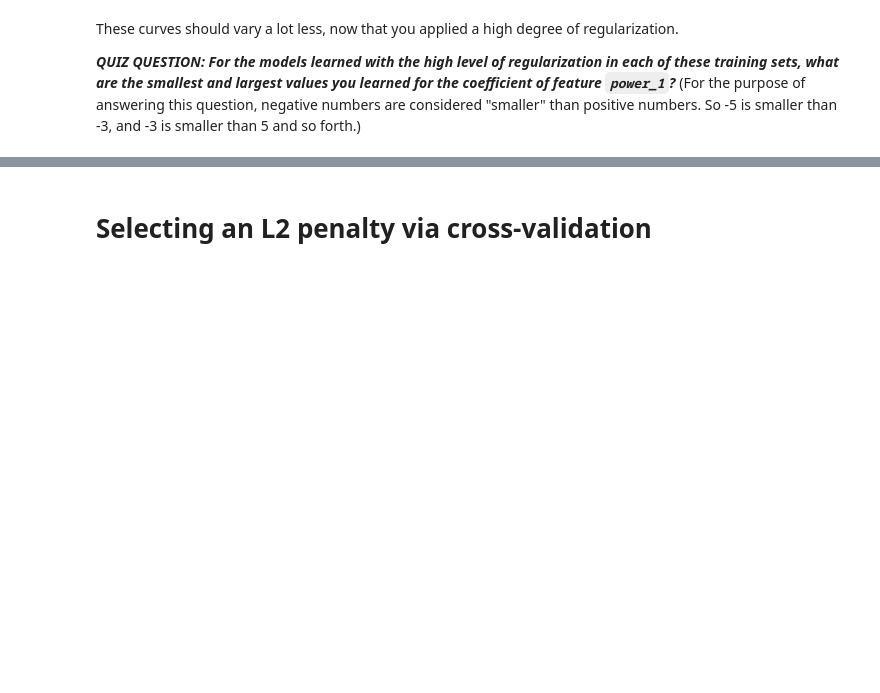
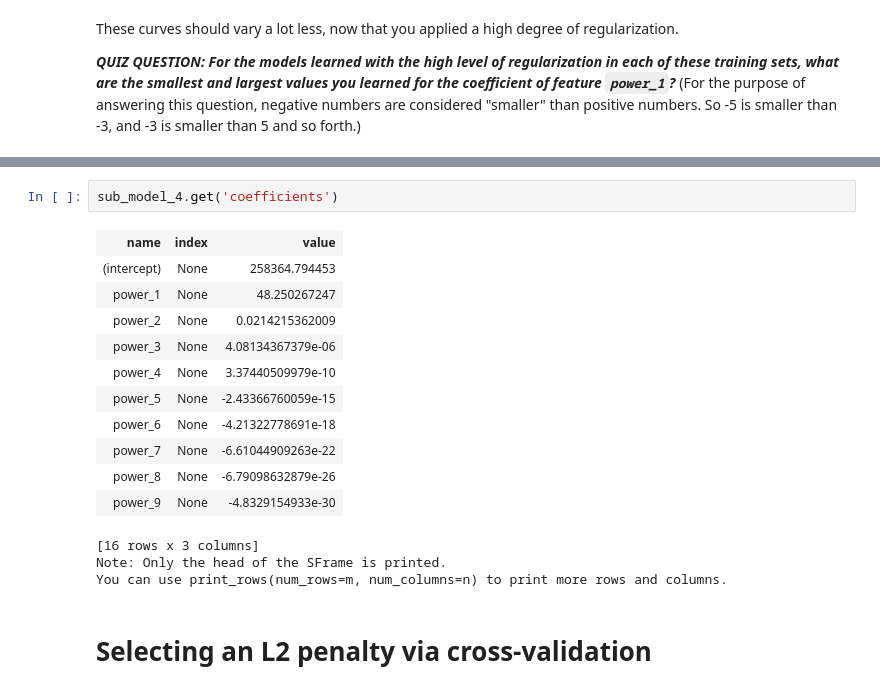
Before and after one commit to DivLoic/notebook, a Jupyter notebook: Dato/Regression_week4_quiz1.ipynb, the cells around one changed output, grey strips where cells are left out. Saved outputs shown, nothing was run; the diff lists cells and outputs as text; blank space fills up the shorter version.

```diff
--- a/Dato/Regression_week4_quiz1.ipynb
+++ b/Dato/Regression_week4_quiz1.ipynb
@@ -188,3 +241,20 @@ print "Coeff of the weight 1 / model 4 : ",sub_model_4.get('coefficients')[1]['v
+# %%
+sub_model_4.get('coefficients')
+# %% [output]
+| name | index | value |
+| (intercept) | None | 258364.794453 |
+| power_1 | None | 48.250267247 |
+| power_2 | None | 0.0214215362009 |
+| power_3 | None | 4.08134367379e-06 |
+| power_4 | None | 3.37440509979e-10 |
+| power_5 | None | -2.43366760059e-15 |
+| power_6 | None | -4.21322778691e-18 |
+| power_7 | None | -6.61044909263e-22 |
+| power_8 | None | -6.79098632879e-26 |
+| power_9 | None | -4.8329154933e-30 |
+[16 rows x 3 columns]
+Note: Only the head of the SFrame is printed.
+You can use print_rows(num_rows=m, num_columns=n) to print more rows and columns.
 # %% [markdown]
 # Selecting an L2 penalty via cross-validation
 # %% [markdown]
```
Also changed, not shown: parts of 28 cells of this notebook, 1 other file.
